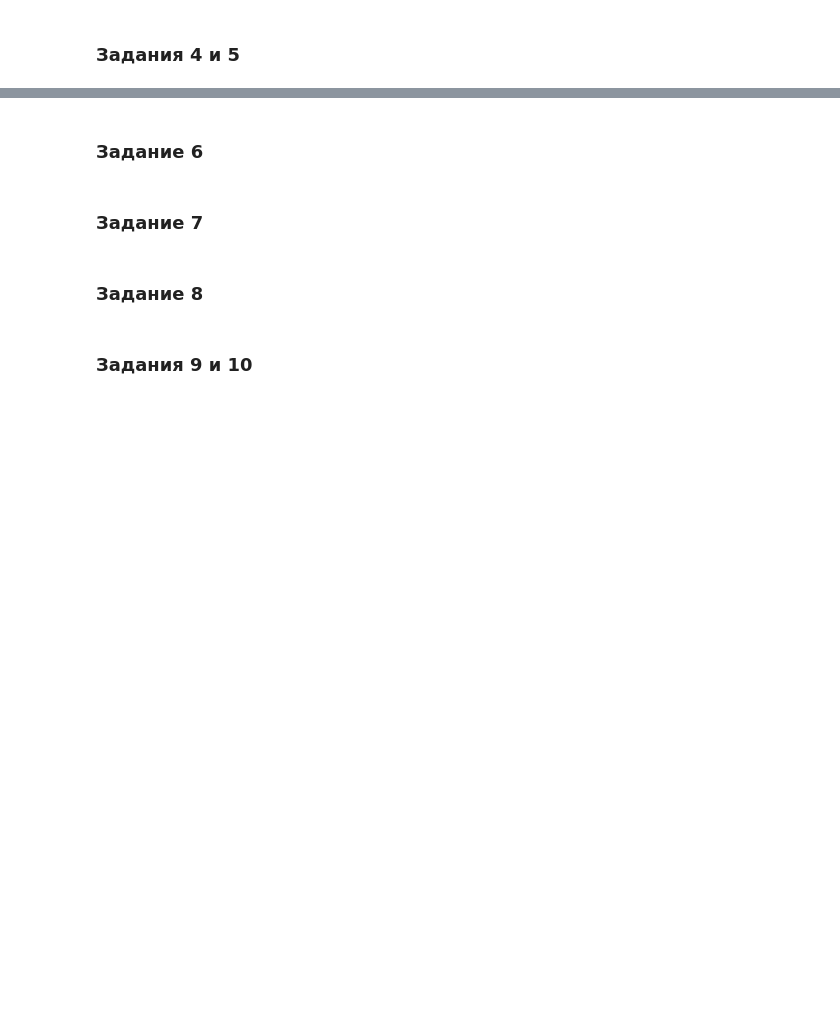
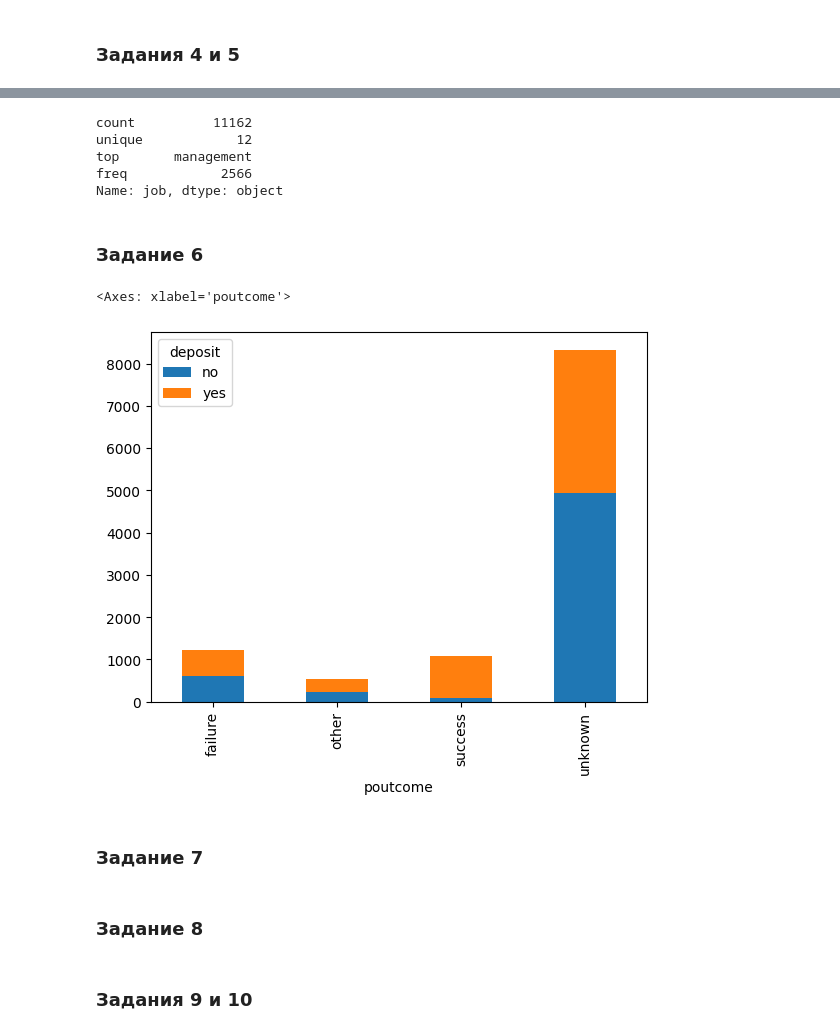
Before and after one commit to Alevtina529/test, a Jupyter notebook: Project_4_ML.ipynb, the cells around one changed output, grey strips where cells are left out. Drawn from its saved outputs; the diff is of its cells as text; code cells hidden in the pictures; blank space fills up the shorter version.

```diff
--- a/Project_4_ML.ipynb
+++ b/Project_4_ML.ipynb
@@ -191,8 +293,23 @@ display(round(df_bal['balance'].mean(),3))
+# %%
+# Сколько сфер занятости представлено среди клиентов банка
+df['job'].describe()
+# %% [output]
+count          11162
+unique            12
+top       management
+freq            2566
+Name: job, dtype: object
 # %% [markdown]
 ### Задание 6
 # %%
 # Узнайте, для какого статуса предыдущей маркетинговой кампании успех в текущей превалирует над количеством неудач.
 # ваш код
+# %%
+types=df.groupby('poutcome')['deposit'].value_counts(normalize=False).unstack()
+types.plot(kind='bar', stacked='True')
+# %% [output]
+<Axes: xlabel='poutcome'>
+[figure, added]
 # %% [markdown]
 ### Задание 7
 # %%
```
Also changed, not shown: parts of 13 cells of this notebook.
